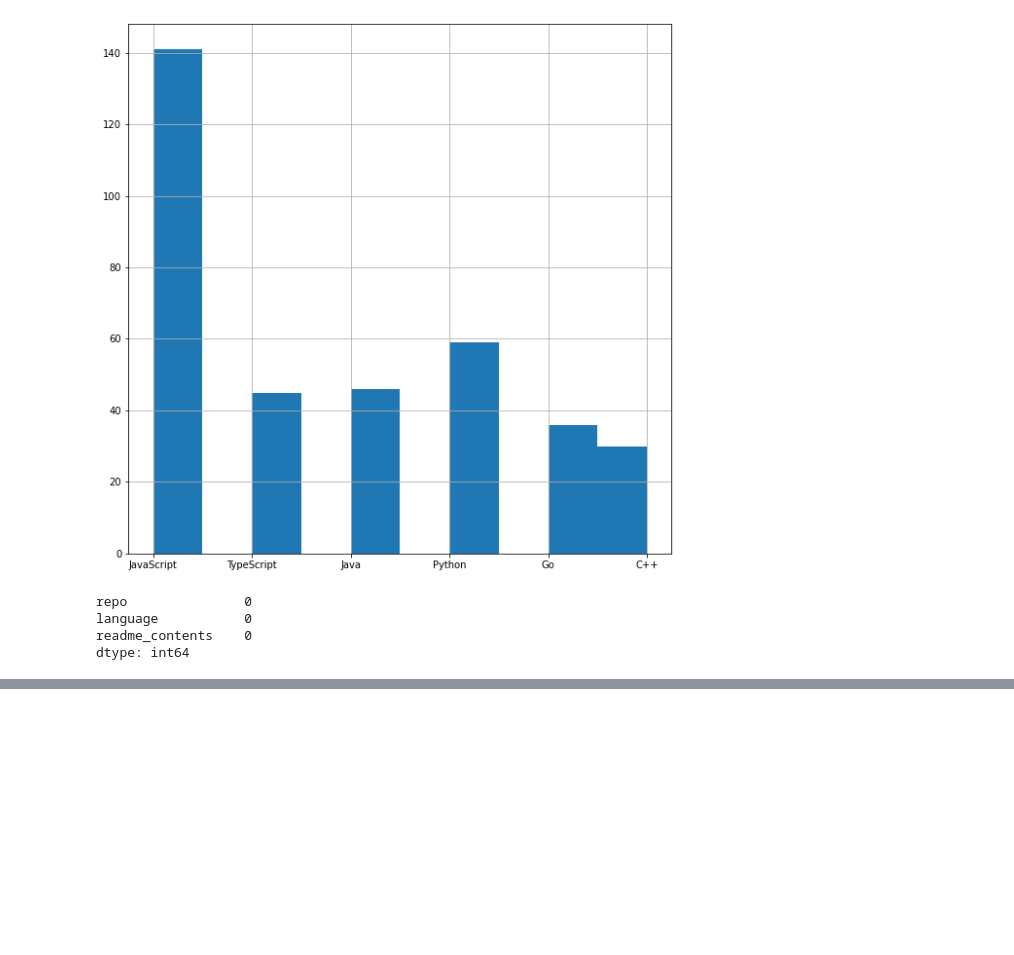
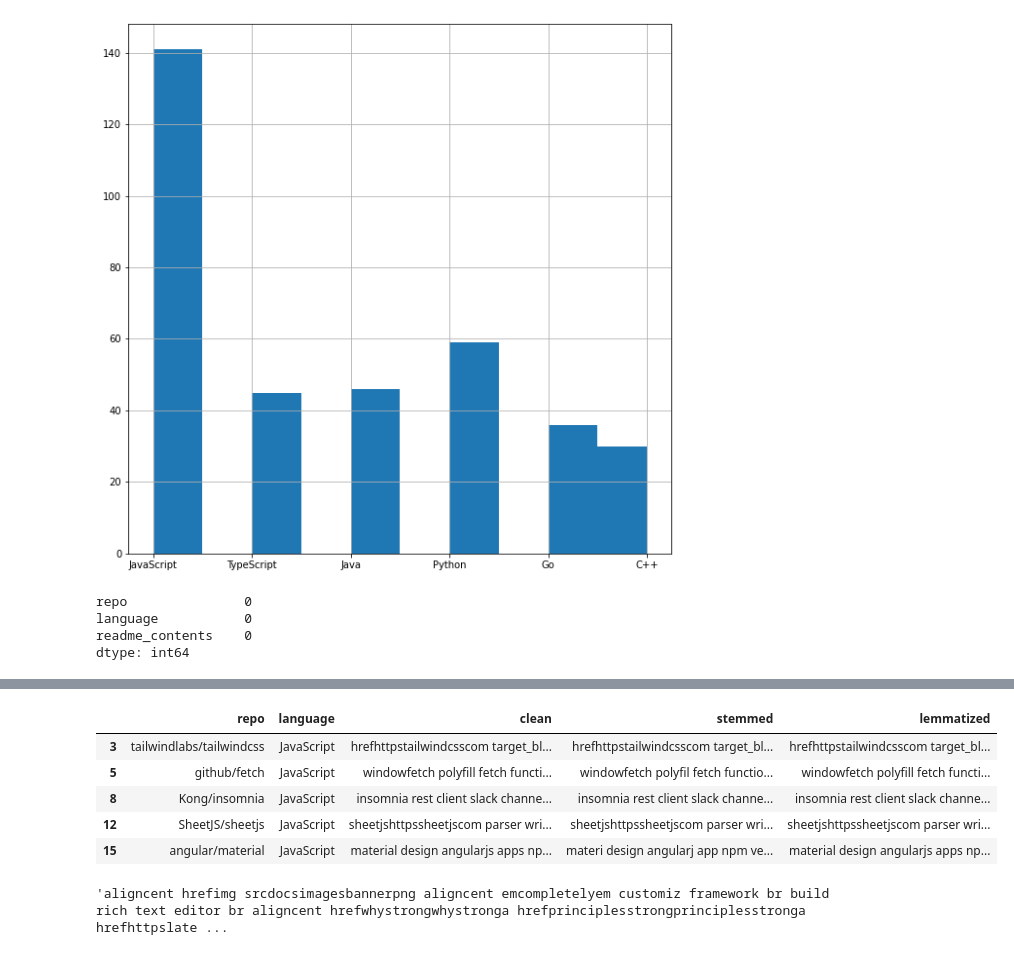
Before and after one commit to nlpsuperstar/nlp_team_project, a Jupyter notebook: Sarahs_scratch_notebook.ipynb, the cells around one changed output, grey strips where cells are left out. Drawn from its saved outputs; the diff is of its cells as text; code cells hidden in the pictures; blank space fills up the shorter version.

```diff
--- a/Sarahs_scratch_notebook.ipynb
+++ b/Sarahs_scratch_notebook.ipynb
@@ -109,0 +171,21 @@ data.head()
+# %%
+# making a df for each language
+js_df = data[data.language == 'JavaScript']
+python_df = data[data.language == 'Python']
+java_df = data[data.language == 'Java']
+ts_df = data[data.language == 'TypeScript']
+go_df = data[data.language == 'Go']
+c_df = data[data.language == 'C++']
+# %%
+js_df.head()
+# %% [output]
+|  | repo | language | clean | stemmed | lemmatized |
+| 3 | tailwindlabs/tailwindcss | JavaScript | hrefhttpstailwindcsscom target_bl... | hrefhttpstailwindcsscom target_bl... | hrefhttpstailwindcsscom target_bl... |
+| 5 | github/fetch | JavaScript | windowfetch polyfill fetch functi... | windowfetch polyfil fetch functio... | windowfetch polyfill fetch functi... |
+| 8 | Kong/insomnia | JavaScript | insomnia rest client slack channe... | insomnia rest client slack channe... | insomnia rest client slack channe... |
+| 12 | SheetJS/sheetjs | JavaScript | sheetjshttpssheetjscom parser wri... | sheetjshttpssheetjscom parser wri... | sheetjshttpssheetjscom parser wri... |
+| 15 | angular/material | JavaScript | material design angularjs apps np... | materi design angularj app npm ve... | material design angularjs apps np... |
+# %%
+TS_words
+# %% [output]
+'aligncent hrefimg srcdocsimagesbannerpng aligncent emcompletelyem customiz framework br build rich text editor br aligncent hrefwhystrongwhystronga hrefprinciplesstrongprinciplesstronga hrefhttpslate ...
```
Also changed, not shown: parts of 14 cells of this notebook, 1 other file.
